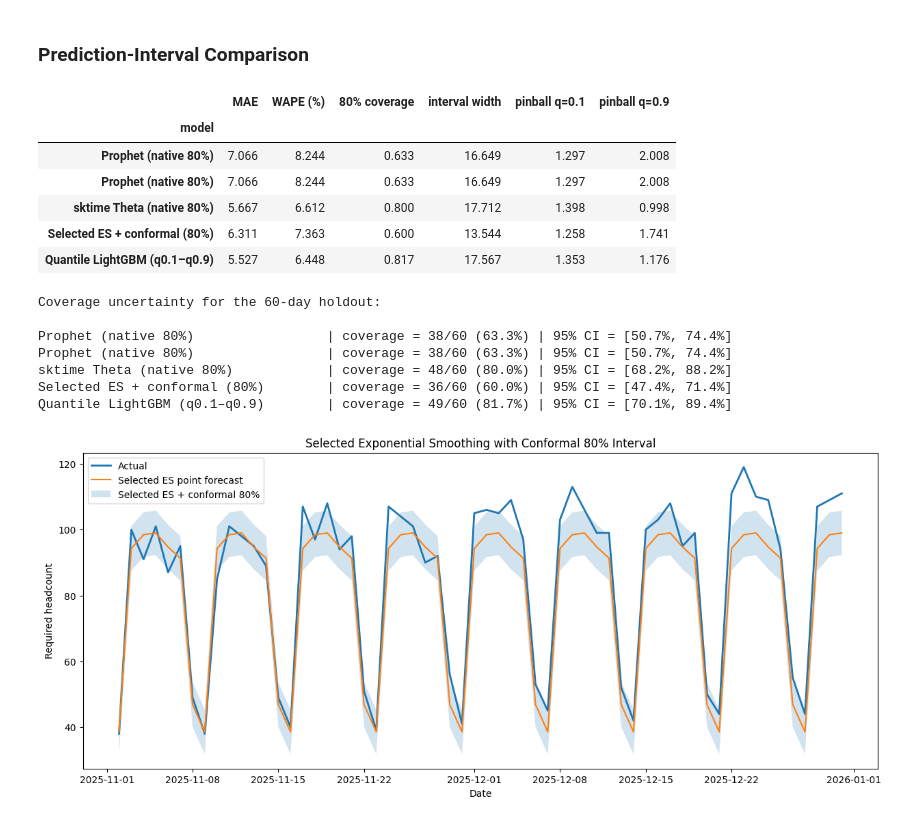
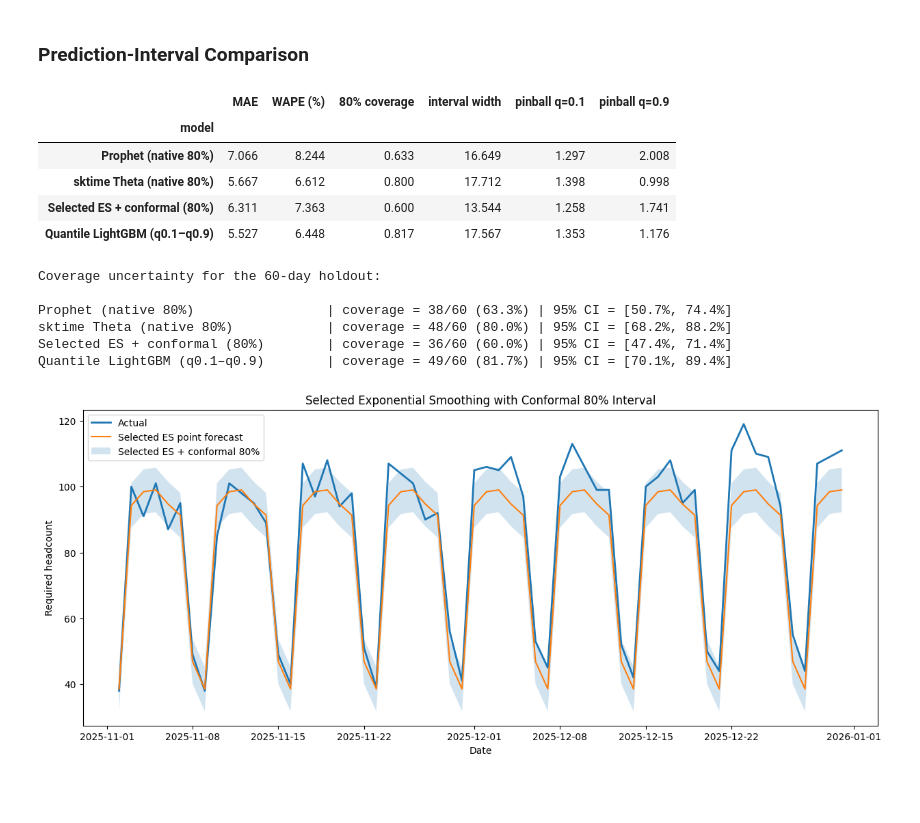
Before and after one commit to Nouraaabdullah/workforce-demand-time-series-forecasting, a Jupyter notebook: Workforce_Demand_Forecasting.ipynb, the cells around one changed output. Cells and saved outputs as stored; diff of their text form; code cells hidden in the pictures; blank space fills up the shorter version.

```diff
--- a/Workforce_Demand_Forecasting.ipynb
+++ b/Workforce_Demand_Forecasting.ipynb
@@ -3150,19 +3150,20 @@ Existing Quantile LightGBM result added to the common comparison table.
 ### Prediction-Interval Comparison
 # %%
 interval_comparison = (
-    pd.DataFrame(
-        interval_rows
+    pd.DataFrame(interval_rows)
+    .drop_duplicates(
+        subset="model",
+        keep="last"
     )
     .set_index("model")
 )
 
 display(
     interval_comparison.round(3)
 )
 # %% [output]
 |  | MAE | WAPE (%) | 80% coverage | interval width | pinball q=0.1 | pinball q=0.9 |
 | model |  |  |  |  |  |  |
-| Prophet (native 80%) | 7.066 | 8.244 | 0.633 | 16.649 | 1.297 | 2.008 |
 | Prophet (native 80%) | 7.066 | 8.244 | 0.633 | 16.649 | 1.297 | 2.008 |
 | sktime Theta (native 80%) | 5.667 | 6.612 | 0.800 | 17.712 | 1.398 | 0.998 |
 | Selected ES + conformal (80%) | 6.311 | 7.363 | 0.600 | 13.544 | 1.258 | 1.741 |
@@ -3198,7 +3199,6 @@ for model_name, row in interval_comparison.iterrows():
 # %% [output]
 Coverage uncertainty for the 60-day holdout:
 
-Prophet (native 80%)                 | coverage = 38/60 (63.3%) | 95% CI = [50.7%, 74.4%]
 Prophet (native 80%)                 | coverage = 38/60 (63.3%) | 95% CI = [50.7%, 74.4%]
 sktime Theta (native 80%)            | coverage = 48/60 (80.0%) | 95% CI = [68.2%, 88.2%]
 Selected ES + conformal (80%)        | coverage = 36/60 (60.0%) | 95% CI = [47.4%, 71.4%]
```
Also changed, not shown: parts of 1 cell of this notebook.
